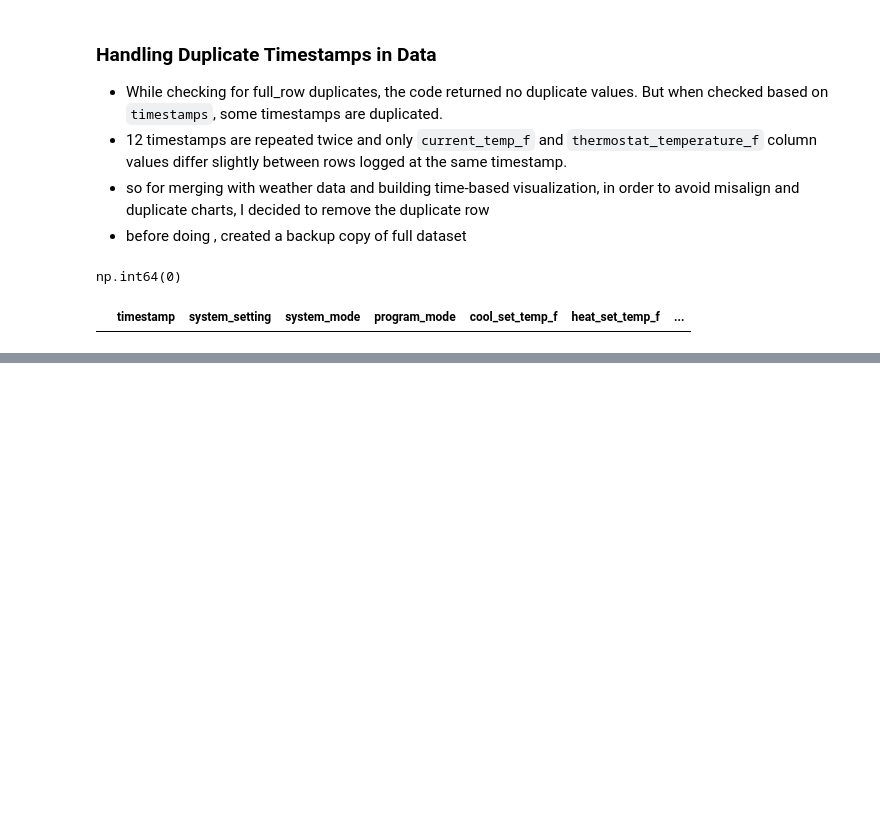
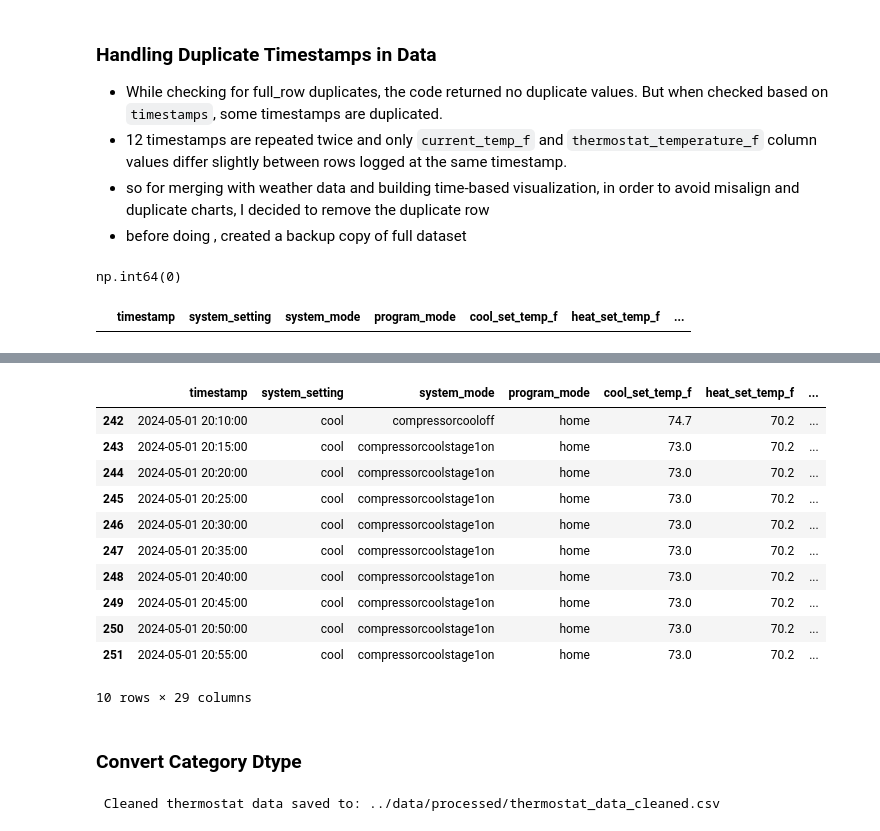
Before and after one commit to sarayum/thermostat_energy_analysis, a Jupyter notebook: notebooks/clean_thermostat_data.ipynb, the cells around one changed output, grey strips where cells are left out. Cells and saved outputs as stored; diff of their text form; code cells hidden in the pictures; blank space fills up the shorter version.

```diff
--- a/notebooks/clean_thermostat_data.ipynb
+++ b/notebooks/clean_thermostat_data.ipynb
@@ -460,5 +445,7 @@ thermostat_df_with_dupes = thermostat_df.copy()
 # %%
 # Remove duplicate timestamps and retain first occurarence
 
-thermostat_df = thermostat_df.drop_duplicates(subset='timestamp', keep='first')
+#thermostat_df = thermostat_df.drop_duplicates(subset='timestamp', keep='first')
+# %%
+thermostat_df = thermostat_df.drop_duplicates(subset='timestamp', keep='first').copy()
 # %%
@@ -472,0 +477,19 @@ duplicate_ts.sort_values('timestamp')
+# %%
+numeric_cols_for_outliers = [
+    'current_temp_f', 'current_humidity_rh',
+    'cool_set_temp_f', 'heat_set_temp_f',
+    'humidity_set_point_rh',
+    'thermostat_temperature_f', 'thermostat_humidity_rh',
+    'cool_stage_1_sec', 'heat_stage_1_sec', 'fan_sec', 'humidifier_sec'
+]
+
+for col in numeric_cols_for_outliers:
+    q1 = thermostat_df[col].quantile(0.25)
+    q3 = thermostat_df[col].quantile(0.75)
+    iqr = q3 - q1
+    lower_bound = q1 - 1.5 * iqr
+    upper_bound = q3 + 1.5 * iqr
+    thermostat_df[f'{col}_outlier'] = ~thermostat_df[col].between(lower_bound, upper_bound)
+
+
+print(thermostat_df)
@@ -472,0 +518,8 @@ duplicate_ts.sort_values('timestamp')
+# %%
+# Count total outliers per column
+
+outlier_summary = {
+    col: thermostat_df[f'{col}_outlier'].sum()
+    for col in numeric_cols_for_outliers
+}
+pd.Series(outlier_summary).sort_values(ascending=False)
@@ -472,0 +558,19 @@ duplicate_ts.sort_values('timestamp')
+# %%
+outlier_cols = [col for col in thermostat_df.columns if col.endswith('_outlier')]
+thermostat_outliers_df = thermostat_df[thermostat_df[outlier_cols].any(axis=1)].copy()
+thermostat_outliers_df.sort_values('timestamp').head(10)
+# %% [output]
+|  | timestamp | system_setting | system_mode | program_mode | cool_set_temp_f | heat_set_temp_f | ... |
+| 242 | 2024-05-01 20:10:00 | cool | compressorcooloff | home | 74.7 | 70.2 | ... |
+| 243 | 2024-05-01 20:15:00 | cool | compressorcoolstage1on | home | 73.0 | 70.2 | ... |
+| 244 | 2024-05-01 20:20:00 | cool | compressorcoolstage1on | home | 73.0 | 70.2 | ... |
+| 245 | 2024-05-01 20:25:00 | cool | compressorcoolstage1on | home | 73.0 | 70.2 | ... |
+| 246 | 2024-05-01 20:30:00 | cool | compressorcoolstage1on | home | 73.0 | 70.2 | ... |
+| 247 | 2024-05-01 20:35:00 | cool | compressorcoolstage1on | home | 73.0 | 70.2 | ... |
+| 248 | 2024-05-01 20:40:00 | cool | compressorcoolstage1on | home | 73.0 | 70.2 | ... |
+| 249 | 2024-05-01 20:45:00 | cool | compressorcoolstage1on | home | 73.0 | 70.2 | ... |
+| 250 | 2024-05-01 20:50:00 | cool | compressorcoolstage1on | home | 73.0 | 70.2 | ... |
+| 251 | 2024-05-01 20:55:00 | cool | compressorcoolstage1on | home | 73.0 | 70.2 | ... |
+10 rows × 29 columns
+# %% [markdown]
+### Convert Category Dtype
@@ -472,0 +586,6 @@ duplicate_ts.sort_values('timestamp')
+# %%
+# Save cleaned version
+thermostat_df.to_csv(cleaned_path, index=False, float_format="%.2f")
+print(f" Cleaned thermostat data saved to: {cleaned_path}")
+# %% [output]
+ Cleaned thermostat data saved to: ../data/processed/thermostat_data_cleaned.csv
```
Also changed, not shown: parts of 18 cells of this notebook.
